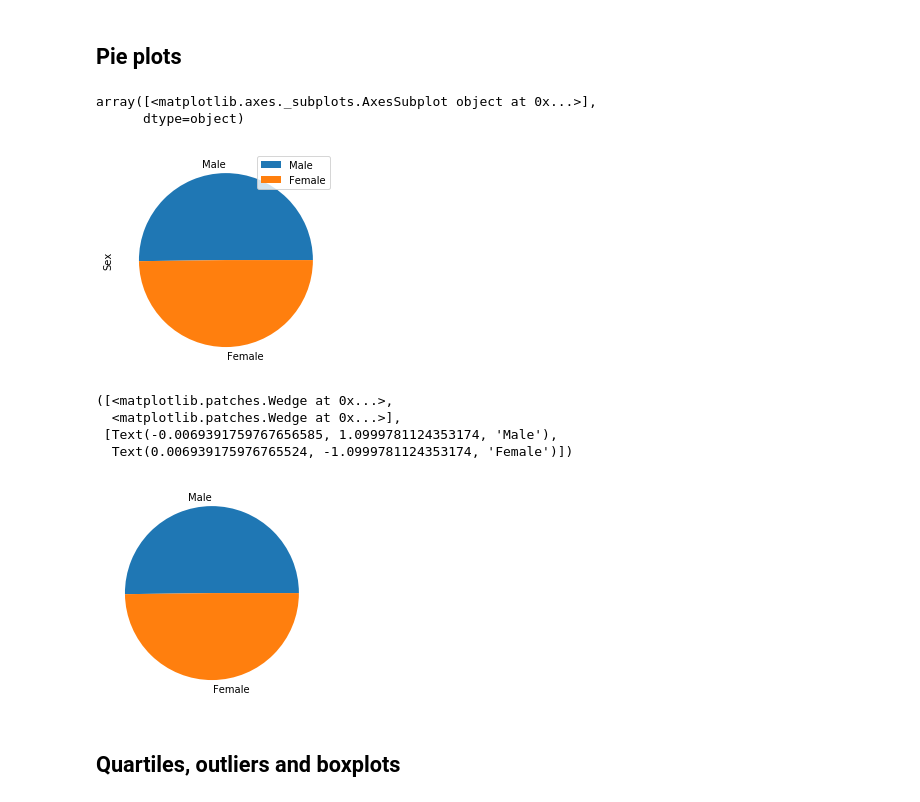
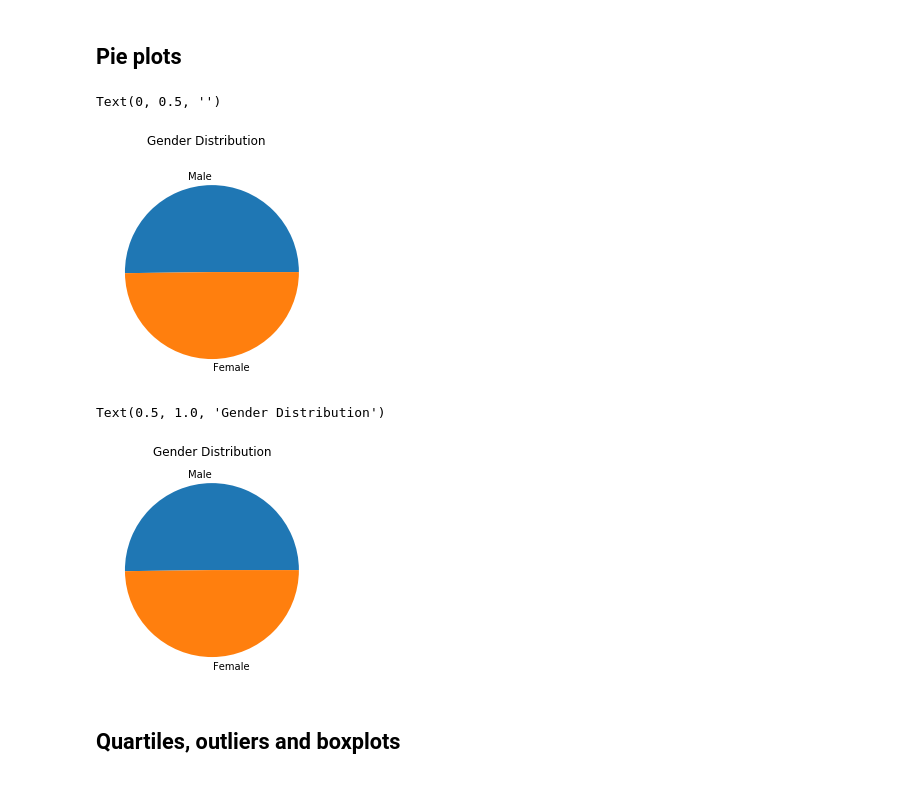
Before and after one commit to glandsly/matplotlib-challenge, a Jupyter notebook: pymaceuticals/pymaceuticals.ipynb, the cells around one changed output. Saved outputs shown, nothing was run; the diff lists cells and outputs as text; code cells hidden in the pictures.

```diff
--- a/pymaceuticals/pymaceuticals.ipynb
+++ b/pymaceuticals/pymaceuticals.ipynb
@@ -79,20 +85,18 @@ plt.bar(data_points.index, data_points['Drug Regimen'])
 # %%
 # Generate a pie plot showing the distribution of female versus male mice using pandas
 gender_df = pd.DataFrame(no_dup_df['Sex'].value_counts())
-gender_df.plot.pie(subplots=True)
+gender_pie = gender_df.plot(kind='pie', subplots=True, title="Gender Distribution", legend=False)
+plt.axes().set_ylabel('')
 # %% [output]
-array([<matplotlib.axes._subplots.AxesSubplot object at 0x...>],
-      dtype=object)
+Text(0, 0.5, '')
-[figure, old version]
+[figure, new version]
 # %%
 # Generate a pie plot showing the distribution of female versus male mice using pyplot
 plt.pie(gender_df, labels=gender_df.index)
+plt.title("Gender Distribution")
 # %% [output]
-([<matplotlib.patches.Wedge at 0x...>,
-  <matplotlib.patches.Wedge at 0x...>],
- [Text(-0.0069391759767656585, 1.0999781124353174, 'Male'),
-  Text(0.006939175976765524, -1.0999781124353174, 'Female')])
+Text(0.5, 1.0, 'Gender Distribution')
-[figure, old version]
+[figure, new version]
 # %% [markdown]
 ## Quartiles, outliers and boxplots
 # %%
```
Also changed, not shown: parts of 7 cells of this notebook.
